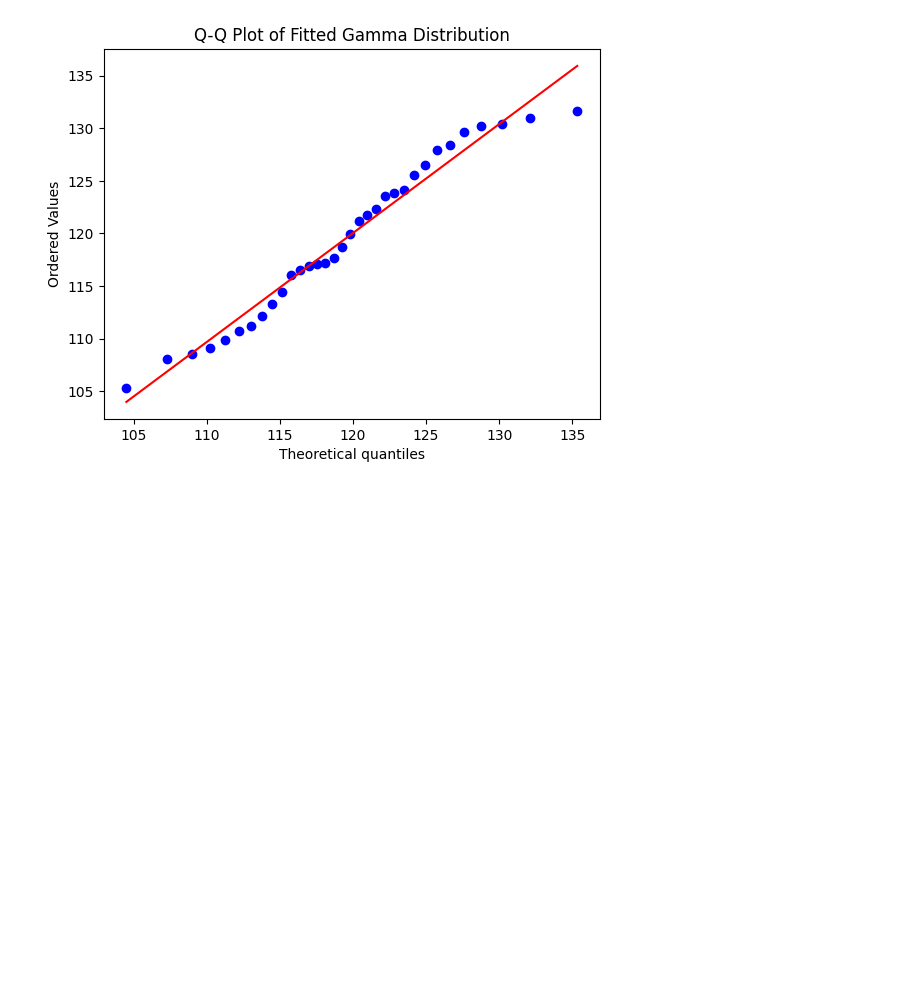
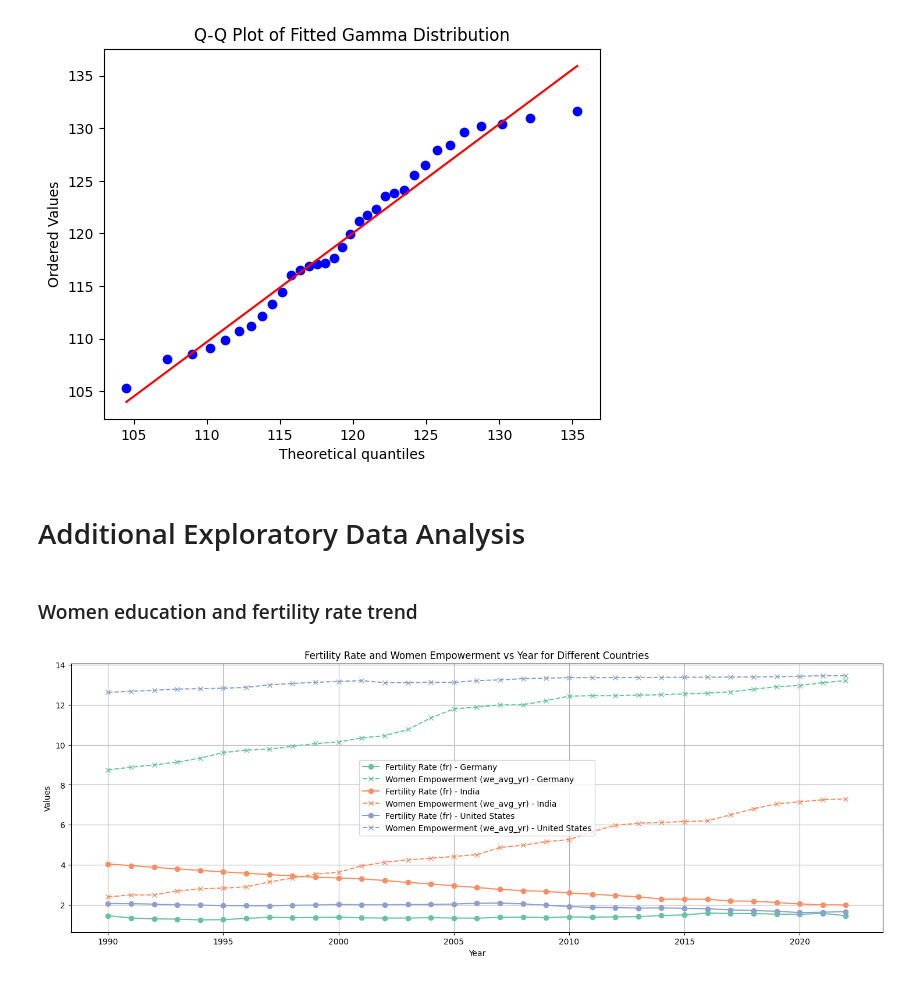
Before and after one commit to sathyaNEU/eco-gdp-predictor, a Jupyter notebook: notebook/eda/dataprep.ipynb, the cells around one changed output. Drawn from its saved outputs; the diff is of its cells as text; code cells hidden in the pictures; blank space fills up the shorter version.

Commit message:
feat: eda additional done

```diff
--- a/notebook/eda/dataprep.ipynb
+++ b/notebook/eda/dataprep.ipynb
@@ -355,3 +364,45 @@ Skewness of original data: 0.06079984256513803
 Box-Cox transformation lambda: 0.4989744927697372
 [figure]
 [figure]
+# %% [markdown]
+# Additional Exploratory Data Analysis
+# %% [markdown]
+### Women education and fertility rate trend
+# %%
+fact1 = pd.read_csv(artifacts_path +  'eco-1990-2022.csv')
+# %%
+plt.figure(figsize=(18, 6))
+
+# Get a list of unique countries (Entities)
+countries = fact1['Entity'].unique()
+
+# Define a color palette for different countries
+palette = sns.color_palette("Set2", len(countries))
+
+# Loop through each country and plot its 'fr' and 'we_avg_yr' against 'Year'
+for i, country in enumerate(countries):
+    country_data = fact1[fact1['Entity'] == country]
+
+    # Plot Fertility Rate (fr) vs Year for each country with circle marker
+    plt.plot(country_data['Year'], country_data['fr'], label=f'Fertility Rate (fr) - {country}',
+             color=palette[i], marker='o', linestyle='-', markersize=6)
+
+    # Plot Women Empowerment (we_avg_yr) vs Year for each country with x marker
+    plt.plot(country_data['Year'], country_data['we_avg_yr'], label=f'Women Empowerment (we_avg_yr) - {country}',
+             color=palette[i], marker='x', linestyle='--', markersize=6)
+
+# Add title and labels
+plt.title('Fertility Rate and Women Empowerment vs Year for Different Countries')
+plt.xlabel('Year')
+plt.ylabel('Values')
+
+# Add a legend
+plt.legend()
+
+# Show grid
+plt.grid(True)
+
+# Show the plot
+plt.show()
+# %% [output]
+[figure, added]
```
Also changed, not shown: parts of 7 cells of this notebook, 5 other files.
